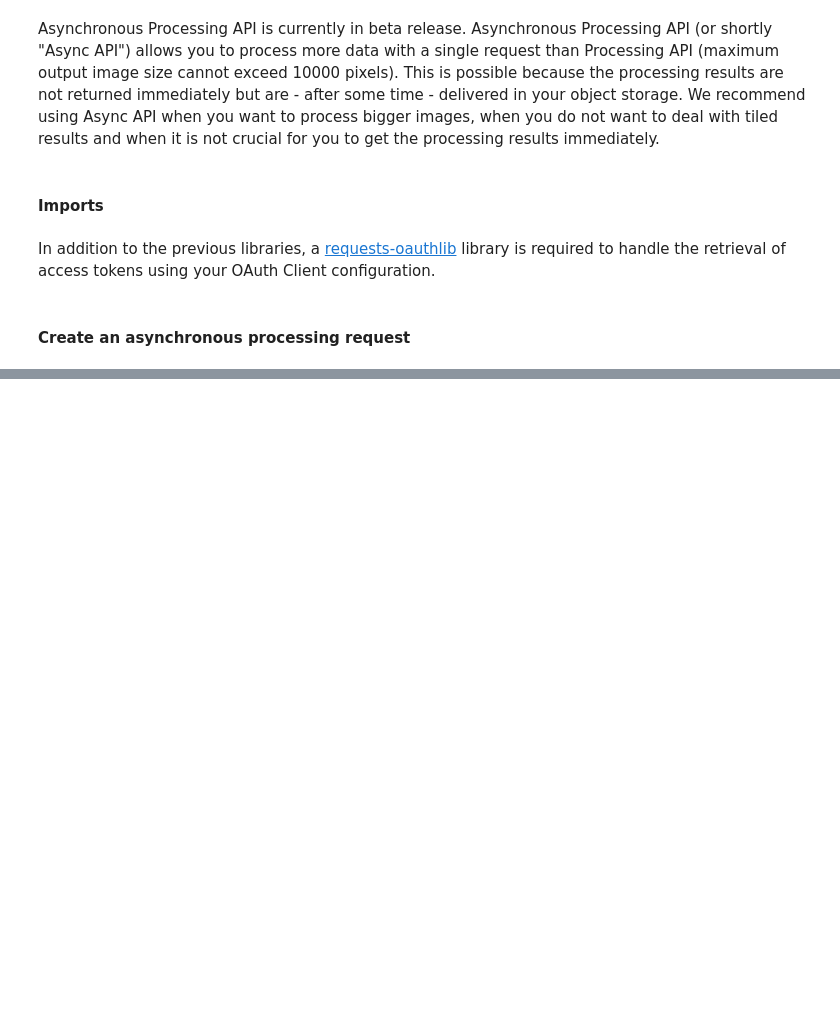
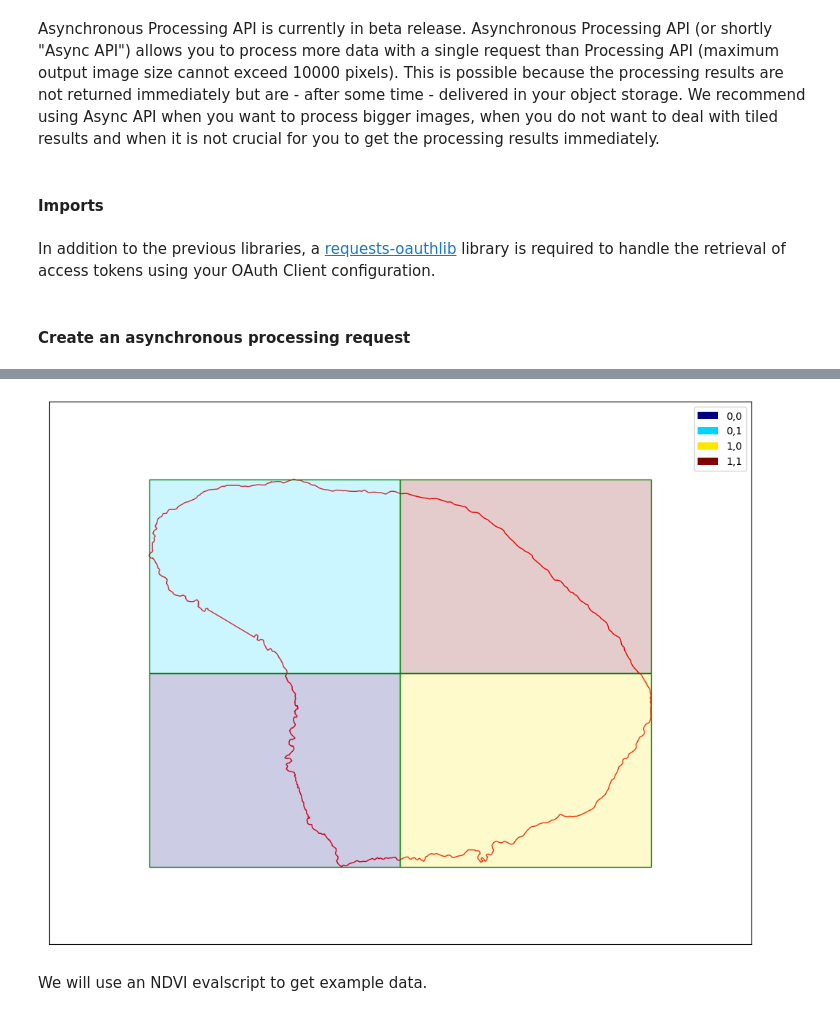
Before and after one commit to sentinel-hub/code-snippets, a Jupyter notebook: requests/request-examples-different-scales.ipynb, the cells around one changed output, grey strips where cells are left out. Saved outputs shown, nothing was run; the diff lists cells and outputs as text; code cells hidden in the pictures; blank space fills up the shorter version.

```diff
--- a/requests/request-examples-different-scales.ipynb
+++ b/requests/request-examples-different-scales.ipynb
@@ -246,0 +416,8 @@ response.json()
+# %%
+kauai = hawaii_area.geoms[5]
+kauai_split = BBoxSplitter([kauai], CRS.WGS84, (2, 2))
+show_splitter(kauai_split, show_legend=True)
+# %% [output]
+[figure, added]
+# %% [markdown]
+We will use an NDVI evalscript to get example data.
```
Also changed, not shown: parts of 36 cells of this notebook.
